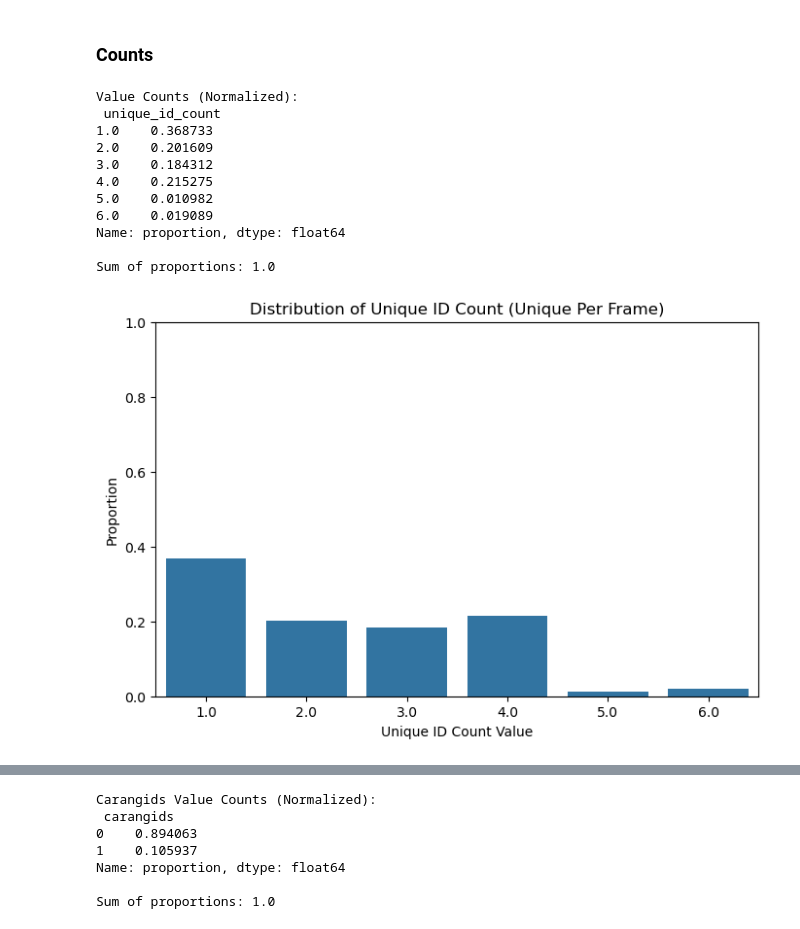
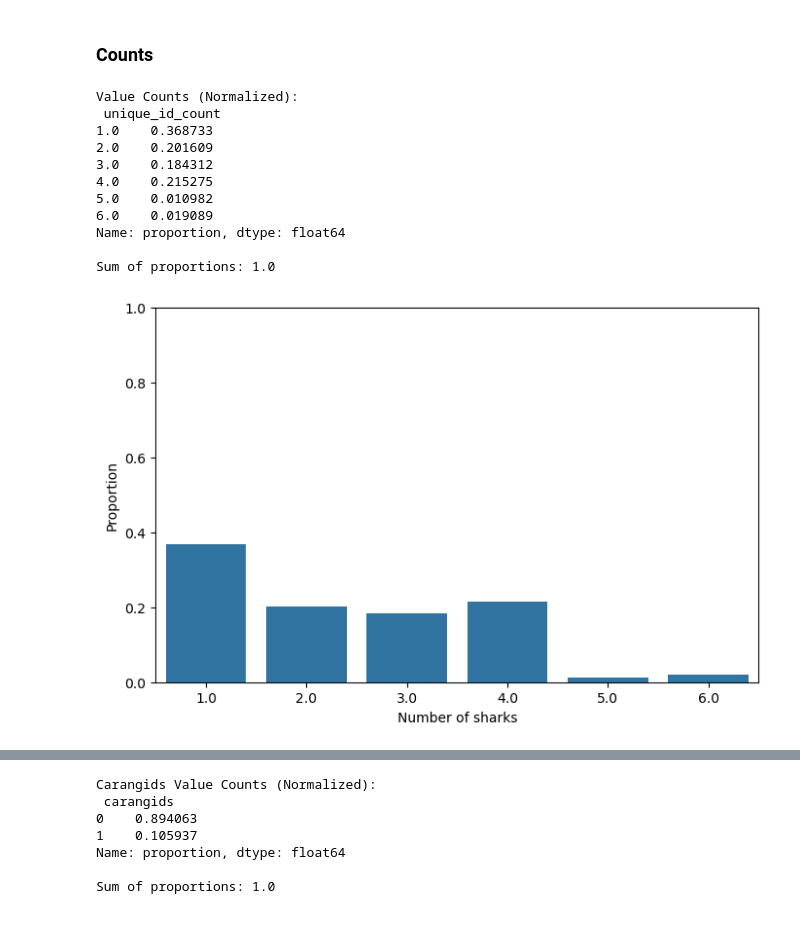
Before and after one commit to albiangela/BSc_code, a Jupyter notebook: sophias_notebooks/Figures.ipynb, the cells around one changed output, grey strips where cells are left out. Cells and saved outputs as stored; diff of their text form; code cells hidden in the pictures.

```diff
--- a/sophias_notebooks/Figures.ipynb
+++ b/sophias_notebooks/Figures.ipynb
@@ -55,34 +56,33 @@ df.head()
 # Drop duplicates based on (frame, unique_id_count)
 df_unique = df.drop_duplicates(subset=['frame', 'unique_id_count'])
 
 # Count occurrences of each unique_id_count
 count_series = df_unique['unique_id_count'].value_counts(normalize=True).sort_index()
 
 # ✅ Validation Step
 print("\nValue Counts (Normalized):\n", count_series)
 print("\nSum of proportions:", count_series.sum())  # Should be 1.0
 
 # Plot
 plt.figure(figsize=(8, 5))
 sns.barplot(x=count_series.index, y=count_series.values)
 
 # Labels
-plt.xlabel("Unique ID Count Value")
+plt.xlabel("Number of sharks")
 plt.ylabel("Proportion")
-plt.title("Distribution of Unique ID Count (Unique Per Frame)")
 plt.ylim(0, 1)  # Ensure the y-axis goes from 0 to 1
-
+plt.savefig(figures_path + 'sharkcount.png')
 plt.show()
 # %% [output]
 Value Counts (Normalized):
  unique_id_count
 1.0    0.368733
 2.0    0.201609
 3.0    0.184312
 4.0    0.215275
 5.0    0.010982
 6.0    0.019089
 Name: proportion, dtype: float64
 
 Sum of proportions: 1.0
-[figure, old version]
+[figure, new version]
```
Also changed, not shown: parts of 7 cells of this notebook.
